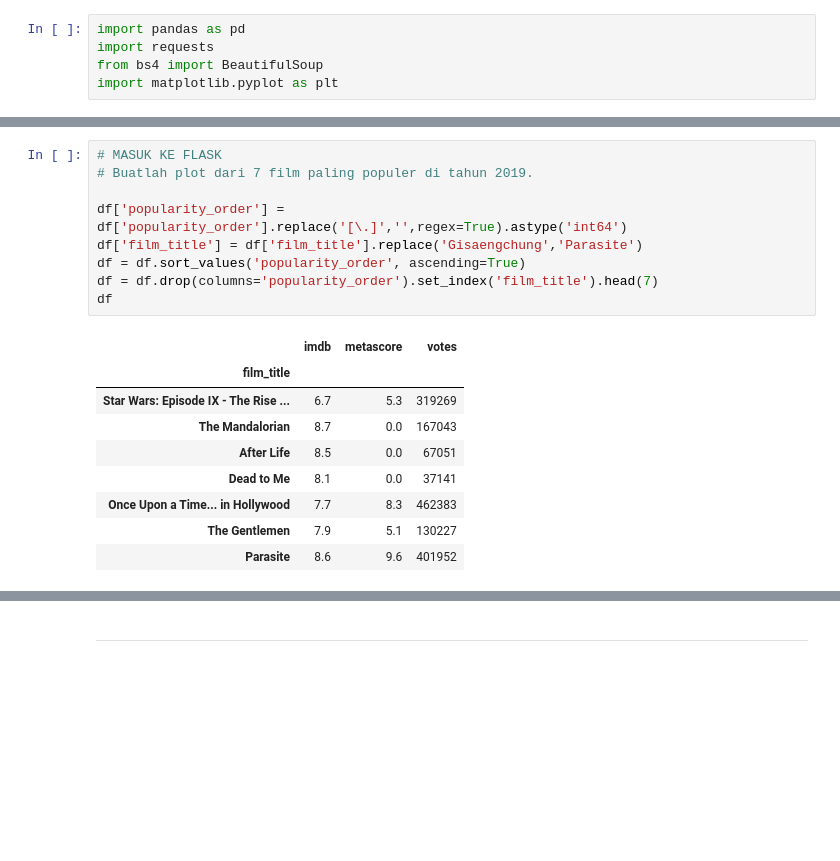
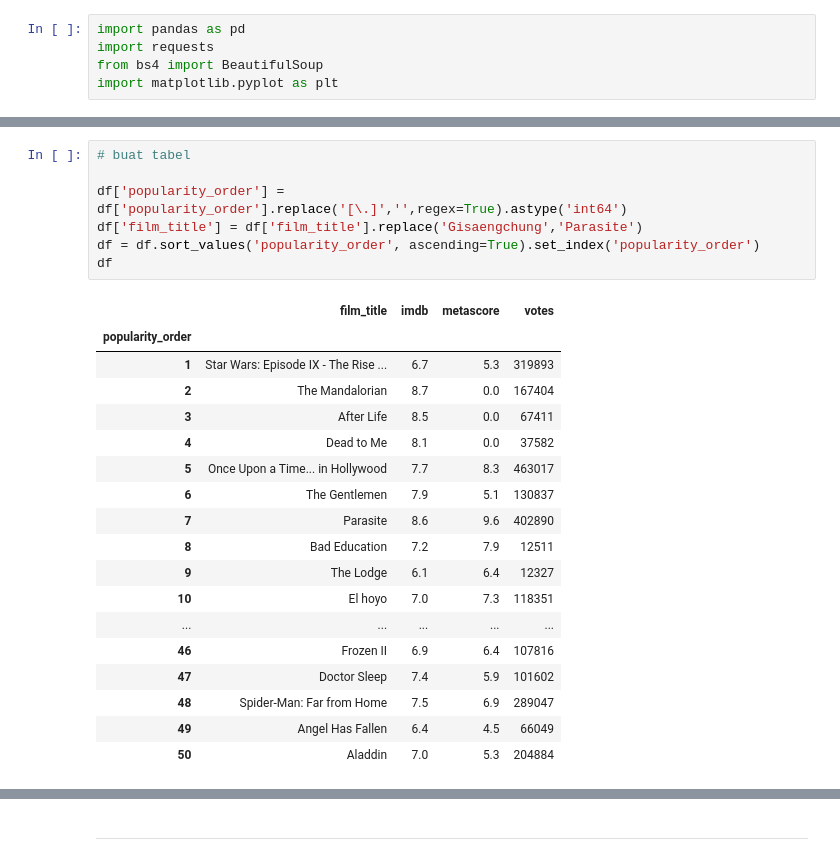
Before and after one commit to margarethdevina/alg_cap_webscrapping2, a Jupyter notebook: Draft Flask.ipynb, the cells around one changed output, grey strips where cells are left out. Drawn from its saved outputs; the diff is of its cells as text; blank space fills up the shorter version.

```diff
--- a/Draft Flask.ipynb
+++ b/Draft Flask.ipynb
@@ -205,20 +225,27 @@ dtype: int64
 # %%
-# MASUK KE FLASK
-# Buatlah plot dari 7 film paling populer di tahun 2019.
+# buat tabel
 
 df['popularity_order'] = df['popularity_order'].replace('[\.]','',regex=True).astype('int64')
 df['film_title'] = df['film_title'].replace('Gisaengchung','Parasite')
-df = df.sort_values('popularity_order', ascending=True)
-df = df.drop(columns='popularity_order').set_index('film_title').head(7)
+df = df.sort_values('popularity_order', ascending=True).set_index('popularity_order')
 df
 # %% [output]
-|  | imdb | metascore | votes |
-| film_title |  |  |  |
-| Star Wars: Episode IX - The Rise ... | 6.7 | 5.3 | 319269 |
-| The Mandalorian | 8.7 | 0.0 | 167043 |
-| After Life | 8.5 | 0.0 | 67051 |
-| Dead to Me | 8.1 | 0.0 | 37141 |
-| Once Upon a Time... in Hollywood | 7.7 | 8.3 | 462383 |
-| The Gentlemen | 7.9 | 5.1 | 130227 |
-| Parasite | 8.6 | 9.6 | 401952 |
+|  | film_title | imdb | metascore | votes |
+| popularity_order |  |  |  |  |
+| 1 | Star Wars: Episode IX - The Rise ... | 6.7 | 5.3 | 319893 |
+| 2 | The Mandalorian | 8.7 | 0.0 | 167404 |
+| 3 | After Life | 8.5 | 0.0 | 67411 |
+| 4 | Dead to Me | 8.1 | 0.0 | 37582 |
+| 5 | Once Upon a Time... in Hollywood | 7.7 | 8.3 | 463017 |
+| 6 | The Gentlemen | 7.9 | 5.1 | 130837 |
+| 7 | Parasite | 8.6 | 9.6 | 402890 |
+| 8 | Bad Education | 7.2 | 7.9 | 12511 |
+| 9 | The Lodge | 6.1 | 6.4 | 12327 |
+| 10 | El hoyo | 7.0 | 7.3 | 118351 |
+| ... | ... | ... | ... | ... |
+| 46 | Frozen II | 6.9 | 6.4 | 107816 |
+| 47 | Doctor Sleep | 7.4 | 5.9 | 101602 |
+| 48 | Spider-Man: Far from Home | 7.5 | 6.9 | 289047 |
+| 49 | Angel Has Fallen | 6.4 | 4.5 | 66049 |
+| 50 | Aladdin | 7.0 | 5.3 | 204884 |
 # %%
```
Also changed, not shown: parts of 31 cells of this notebook, 6 other files.
